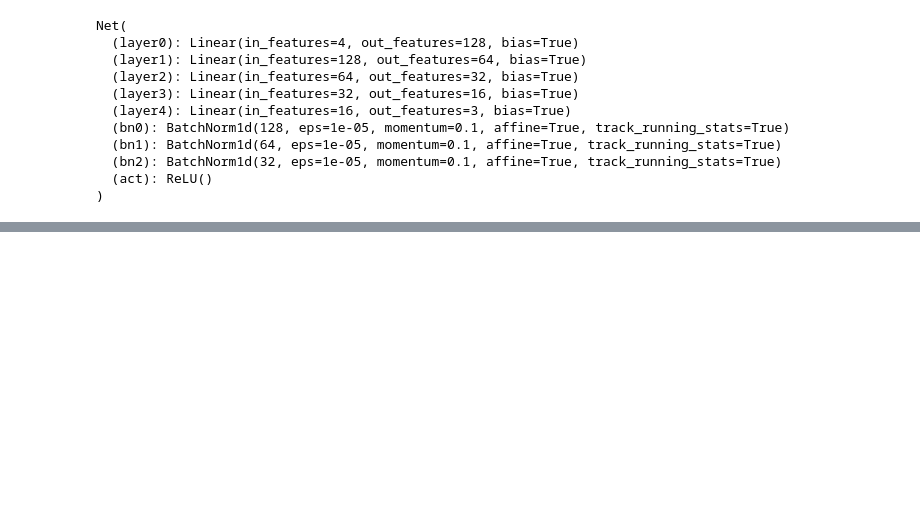
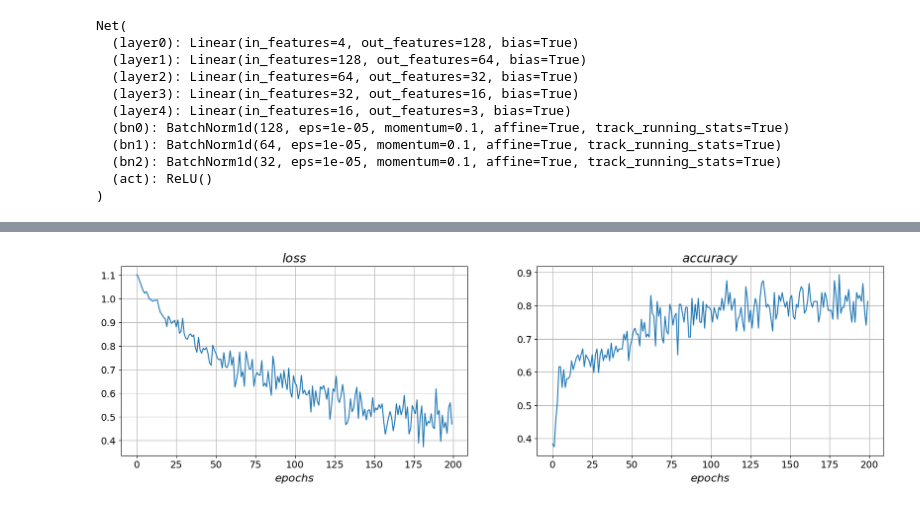
Before and after one commit to SangHui48/data_study, a Jupyter notebook: KDT_AI/week10/AutoGrad.ipynb, the cells around one changed output, grey strips where cells are left out. Saved outputs shown, nothing was run; the diff lists cells and outputs as text; code cells hidden in the pictures; blank space fills up the shorter version.

```diff
--- a/KDT_AI/week10/AutoGrad.ipynb
+++ b/KDT_AI/week10/AutoGrad.ipynb
@@ -283,0 +285,25 @@ epoch: 200,     loss: 0.4949,   accuracy: 0.8304
+# %%
+import matplotlib.pyplot as plt
+
+plt.figure(figsize=(20, 5))
+plt.subplots_adjust(wspace=0.2)
+
+plt.subplot(1, 2, 1)
+plt.title('$loss$', fontsize=18)
+plt.plot(losses)
+plt.grid()
+plt.xlabel('$epochs$', fontsize=16)
+plt.xticks(fontsize=14)
+plt.yticks(fontsize=14)
+
+plt.subplot(1, 2, 2)
+plt.title('$accuracy$', fontsize=18)
+plt.plot(accuracies)
+plt.grid()
+plt.xlabel('$epochs$', fontsize=16)
+plt.xticks(fontsize=14)
+plt.yticks(fontsize=14)
+
+plt.show()
+# %% [output]
+[figure, added]
```
Also changed, not shown: parts of 29 cells of this notebook.
